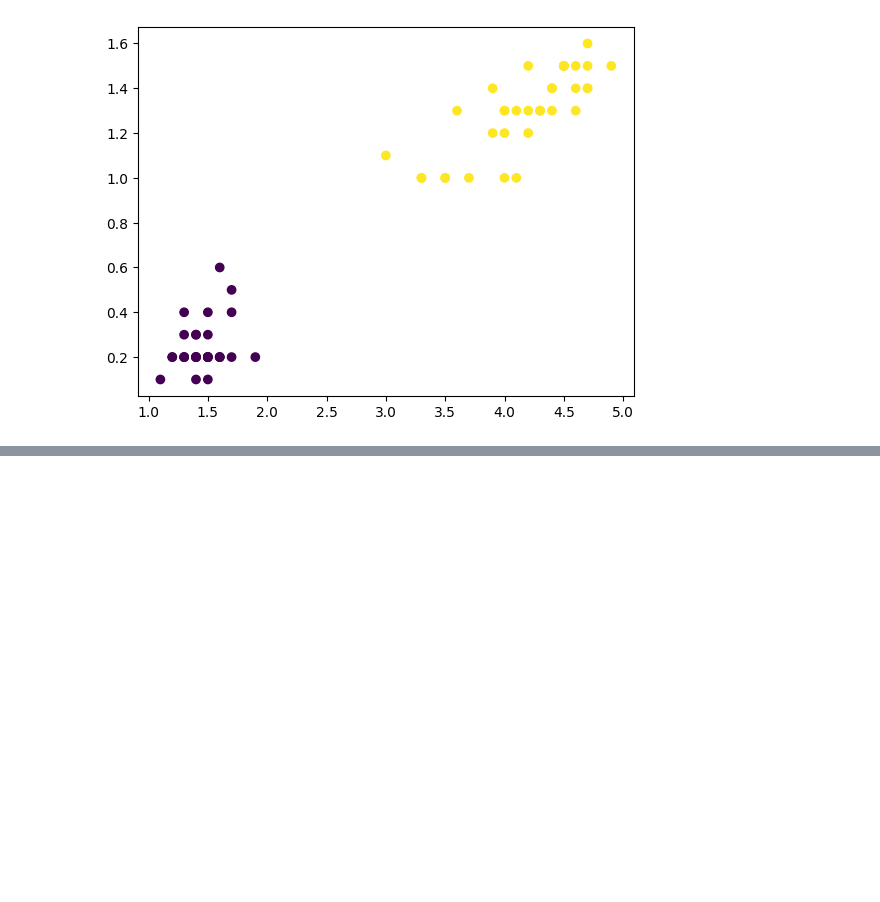
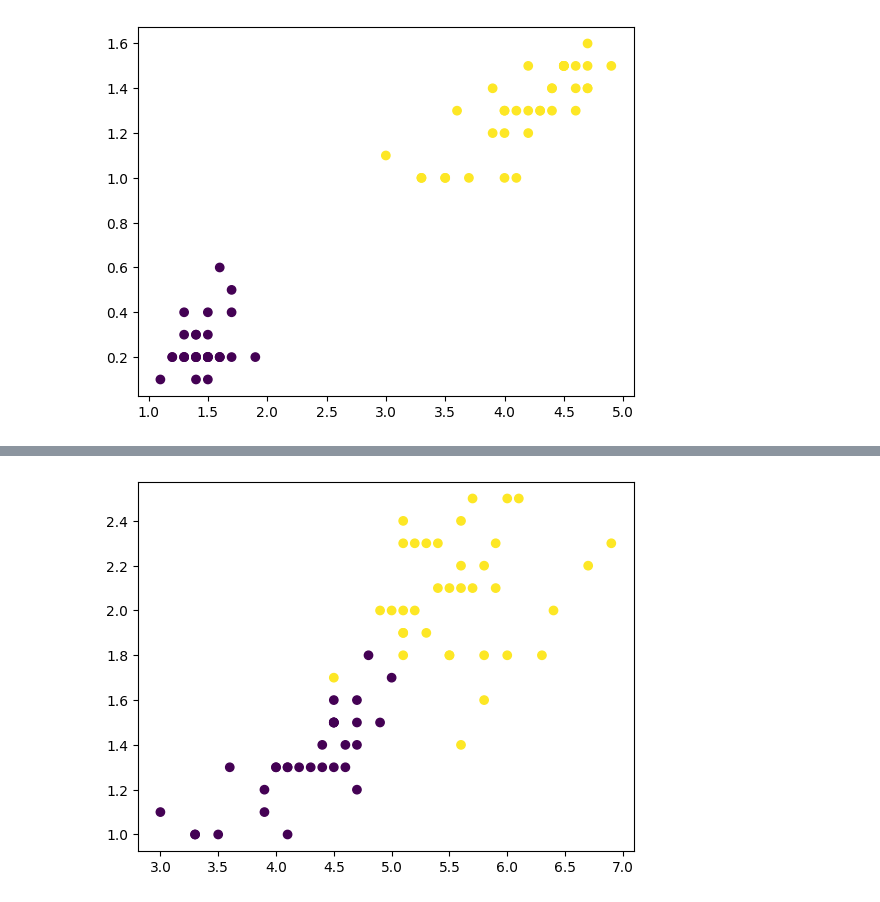
Before and after one commit to Marinopl/Modelos-de-Machine-Learning, a Jupyter notebook: Árvore de Decisão/main.ipynb, the cells around one changed output, grey strips where cells are left out. Saved outputs shown, nothing was run; the diff lists cells and outputs as text; code cells hidden in the pictures; blank space fills up the shorter version.

```diff
--- a/Árvore de Decisão/main.ipynb
+++ b/Árvore de Decisão/main.ipynb
@@ -132,0 +189,27 @@ plt.show()
+# %%
+# Filtro de target 1 e 2, relacionando apenas com duas dimensões
+
+iris2 = iris.loc[iris.target.isin([1, 2]), ['petal length (cm)', 'petal width (cm)', 'target']]
+# %%
+# Separando x e y
+
+X = iris2.drop('target', axis=1)
+Y = iris2.target
+# %%
+# Separando nossa base de dados em treino e teste utilizando o train_test_split
+
+from sklearn.model_selection import train_test_split
+X_train, X_test, Y_train, Y_test = train_test_split(X, Y, test_size=0.33, random_state=42)
+# %%
+# Visualizando os dados de treino dessa base utilizando matplotlib
+
+import matplotlib.pyplot as plt
+
+fig, ax = plt.subplots()
+
+ax.scatter(X_train['petal length (cm)'], X_train['petal width (cm)'], c=Y_train)
+
+
+plt.show()
+# %% [output]
+[figure, added]
```
Also changed, not shown: parts of 31 cells of this notebook, 3 other files.
